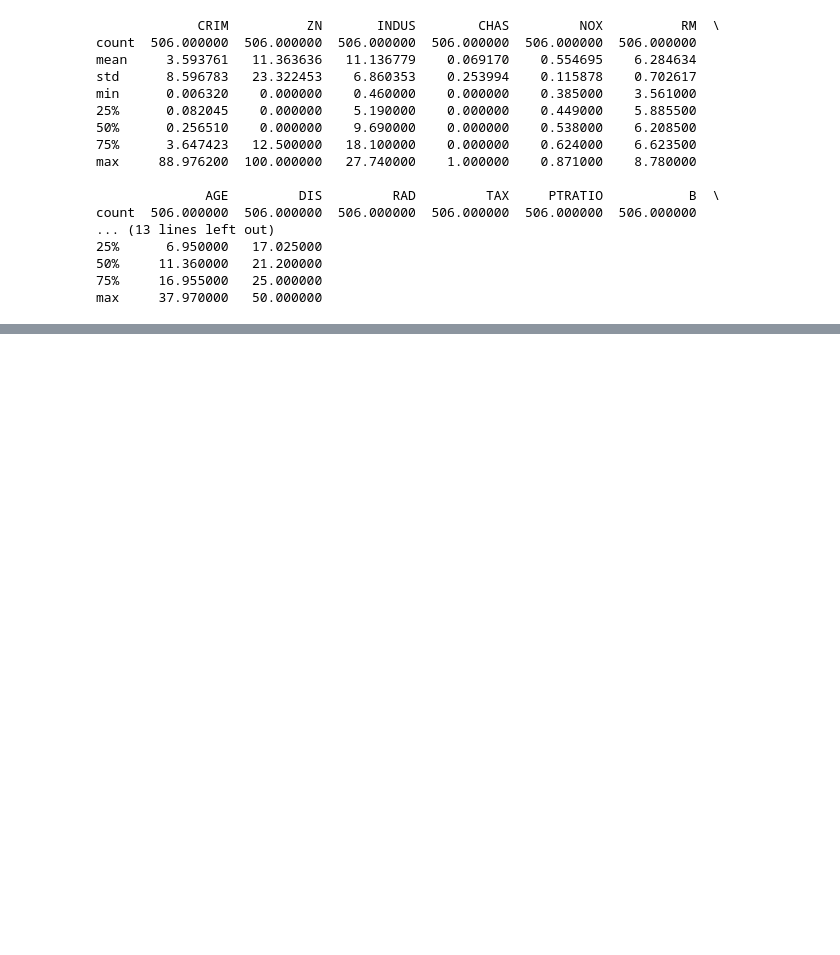
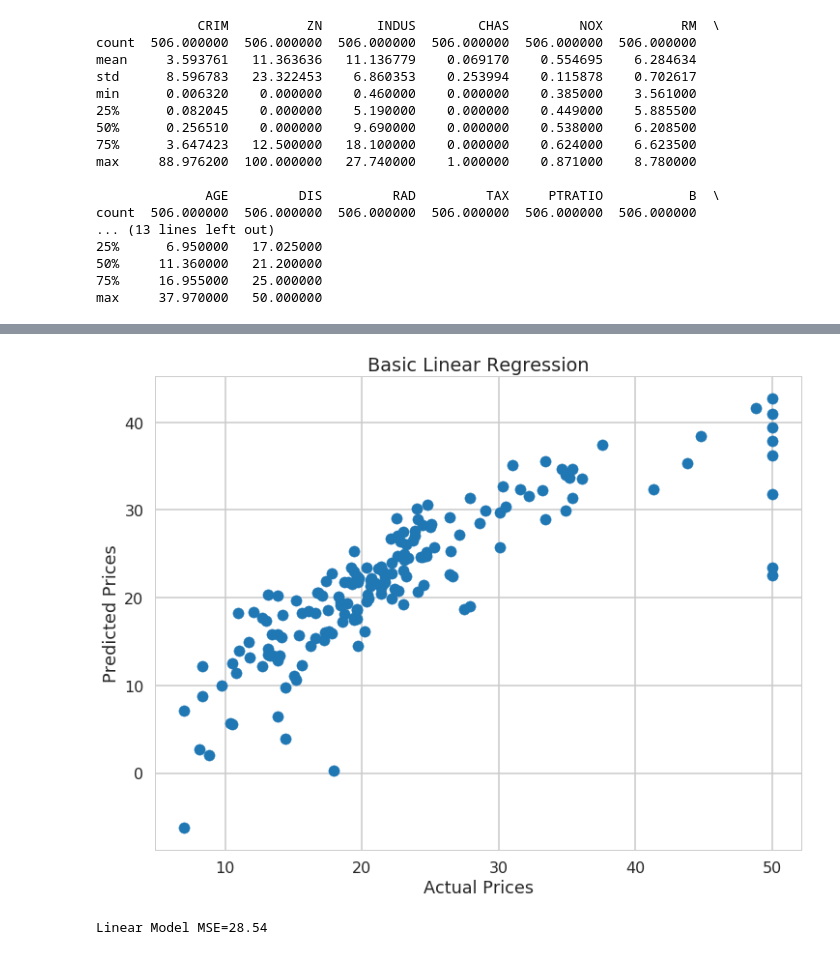
Before and after one commit to justthetips/ml, a Jupyter notebook: Boston Housing Dataset.ipynb, the cells around one changed output, grey strips where cells are left out. Saved outputs shown, nothing was run; the diff lists cells and outputs as text; code cells hidden in the pictures; blank space fills up the shorter version.

Commit message:
Basic Linear Model

```diff
--- a/Boston Housing Dataset.ipynb
+++ b/Boston Housing Dataset.ipynb
@@ -45,0 +72,20 @@ max     37.970000   50.000000
+# %%
+#going to do simple linear regression as the baseline for the more complicated methods
+linear_model = LinearRegression()
+linear_model.fit(X_train, y_train)
+linear_model_y_hat = linear_model.predict(X_test)
+
+plt.figure(figsize=(12,9))
+plt.scatter(y_test, linear_model_y_hat)
+plt.xlabel('Actual Prices')
+plt.ylabel('Predicted Prices')
+plt.title('Basic Linear Regression')
+plt.show()
+# %% [output]
+[figure, added]
+# %%
+linear_model_mse = mean_squared_error(y_test, linear_model_y_hat)
+mse_dict['Linear Regression'] = linear_model_mse
+print('Linear Model MSE={:.2f}'.format(linear_model_mse))
+# %% [output]
+Linear Model MSE=28.54
```
Also changed, not shown: parts of 5 cells of this notebook.
